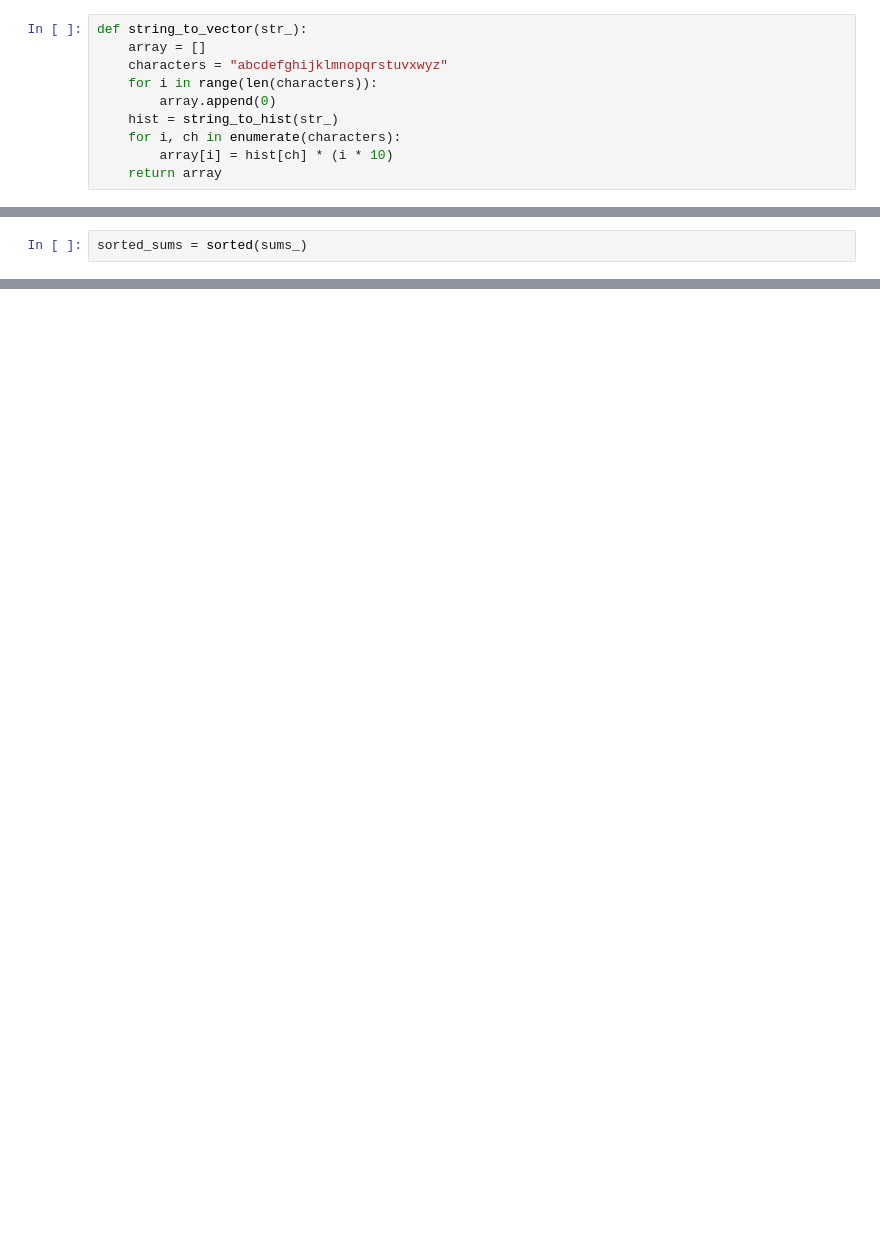
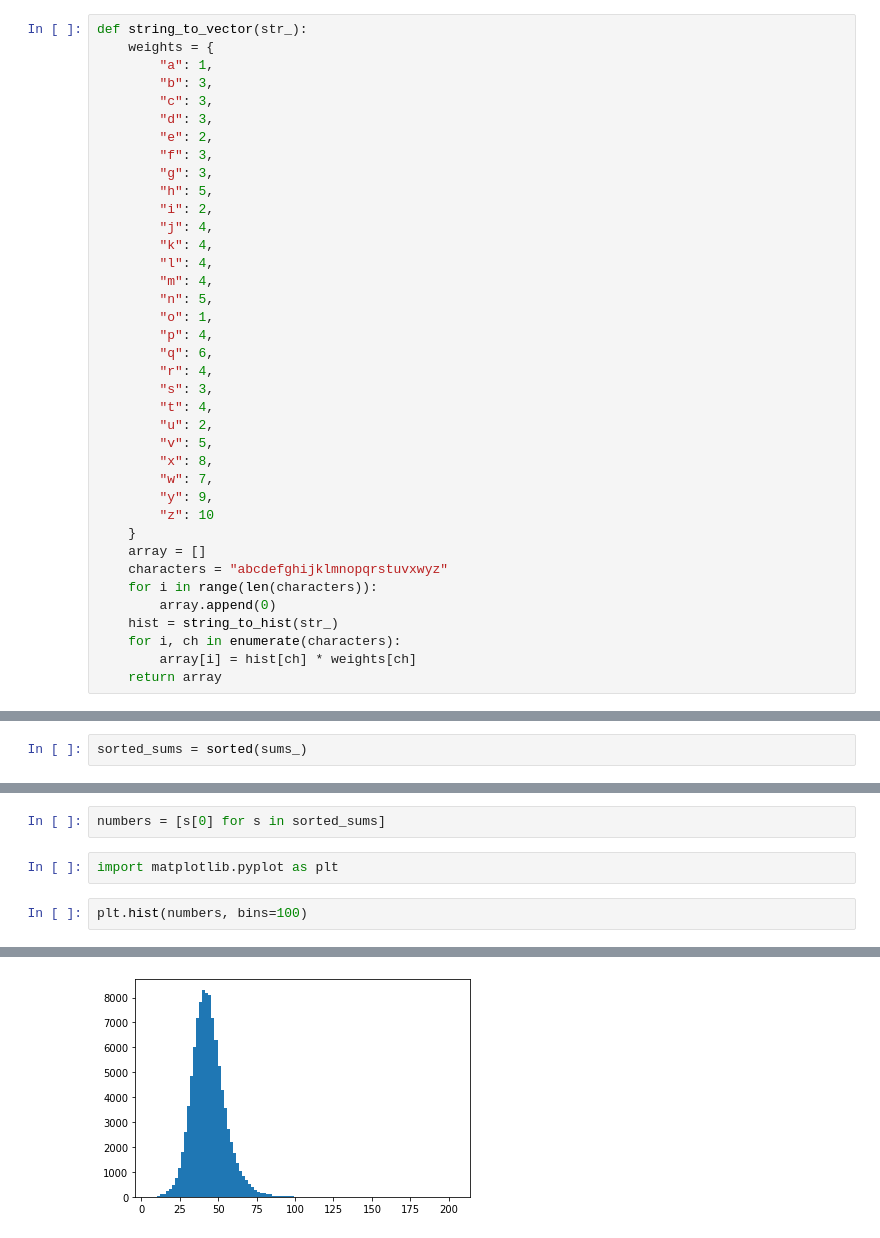
Before and after one commit to paolorechia/super_ner, a Jupyter notebook: notebooks/read_names.ipynb, the cells around one changed output, grey strips where cells are left out. Cells and saved outputs as stored; diff of their text form; blank space fills up the shorter version.

```diff
--- a/notebooks/read_names.ipynb
+++ b/notebooks/read_names.ipynb
@@ -245,12 +242,40 @@ timeit compare_hist(hista, histb)
 # %%
 def string_to_vector(str_):
+    weights = {
+        "a": 1,
+        "b": 3,
+        "c": 3,
+        "d": 3,
+        "e": 2,
+        "f": 3,
+        "g": 3,
+        "h": 5,
+        "i": 2,
+        "j": 4,
+        "k": 4,
+        "l": 4,
+        "m": 4,
+        "n": 5,
+        "o": 1,
+        "p": 4,
+        "q": 6,
+        "r": 4,
+        "s": 3,
+        "t": 4,
+        "u": 2,
+        "v": 5,
+        "x": 8,
+        "w": 7,
+        "y": 9,
+        "z": 10
+    }
     array = []
     characters = "abcdefghijklmnopqrstuvxwyz"
     for i in range(len(characters)):
         array.append(0)
     hist = string_to_hist(str_)
     for i, ch in enumerate(characters):
-        array[i] = hist[ch] * (i * 10)
+        array[i] = hist[ch] * weights[ch]
     return array
 # %%
 v = string_to_vector(a)
@@ -396,0 +428,7 @@ Query for Mill Smith. Best match: Will Smith (distance: 1, combination: Mill Smi
+# %%
+numbers = [s[0] for s in sorted_sums]
+# %%
+import matplotlib.pyplot as plt
+# %%
+plt.hist(numbers, bins=100)
+# %% [output]
@@ -396,0 +452 @@ Query for Mill Smith. Best match: Will Smith (distance: 1, combination: Mill Smi
+[figure, added]
```
Also changed, not shown: parts of 38 cells of this notebook.
